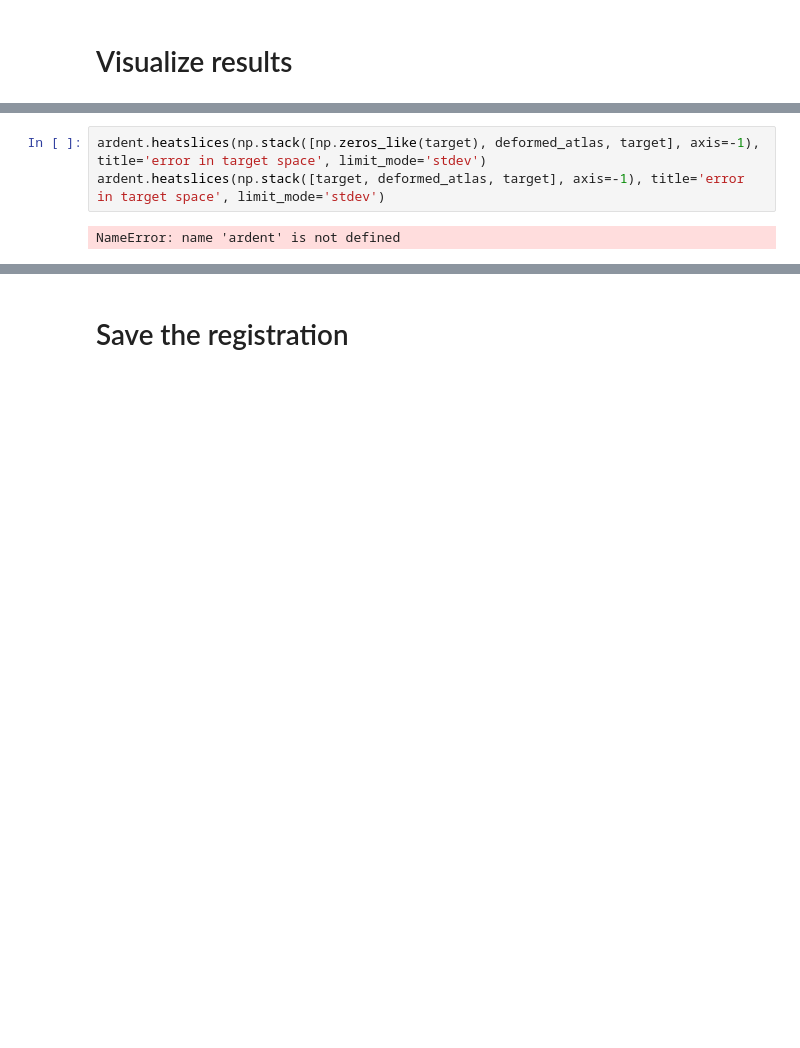
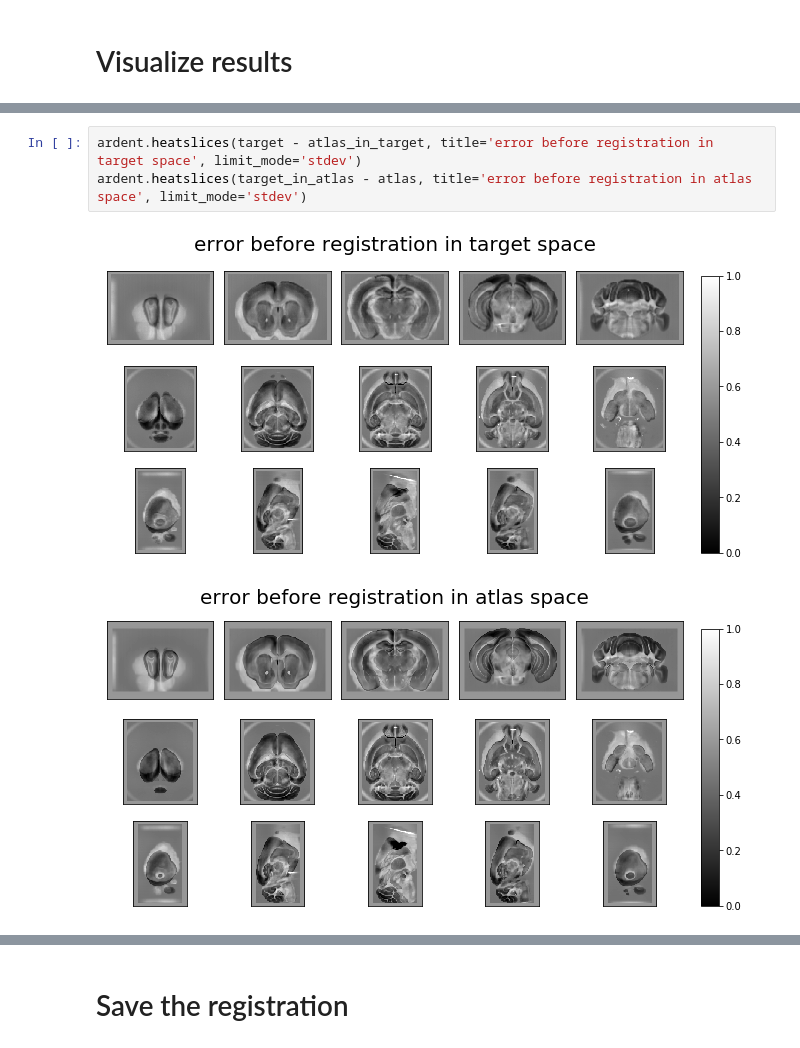
Before and after one commit to neurodata/ardent, a Jupyter notebook: demo/demo.ipynb, the cells around one changed output, grey strips where cells are left out. Drawn from its saved outputs; the diff is of its cells as text; blank space fills up the shorter version.

```diff
--- a/demo/demo.ipynb
+++ b/demo/demo.ipynb
@@ -284,5 +222,6 @@ ardent.heatslices(target_in_atlas - atlas, title='error before registration in a
 # %%
-ardent.heatslices(np.stack([np.zeros_like(target), deformed_atlas, target], axis=-1), title='error in target space', limit_mode='stdev')
-ardent.heatslices(np.stack([target, deformed_atlas, target], axis=-1), title='error in target space', limit_mode='stdev')
+ardent.heatslices(target - atlas_in_target, title='error before registration in target space', limit_mode='stdev')
+ardent.heatslices(target_in_atlas - atlas, title='error before registration in atlas space', limit_mode='stdev')
 # %% [output]
-NameError: name 'ardent' is not defined
+[figure, added]
+[figure, added]
```
Also changed, not shown: parts of 28 cells of this notebook, 2 other files.
